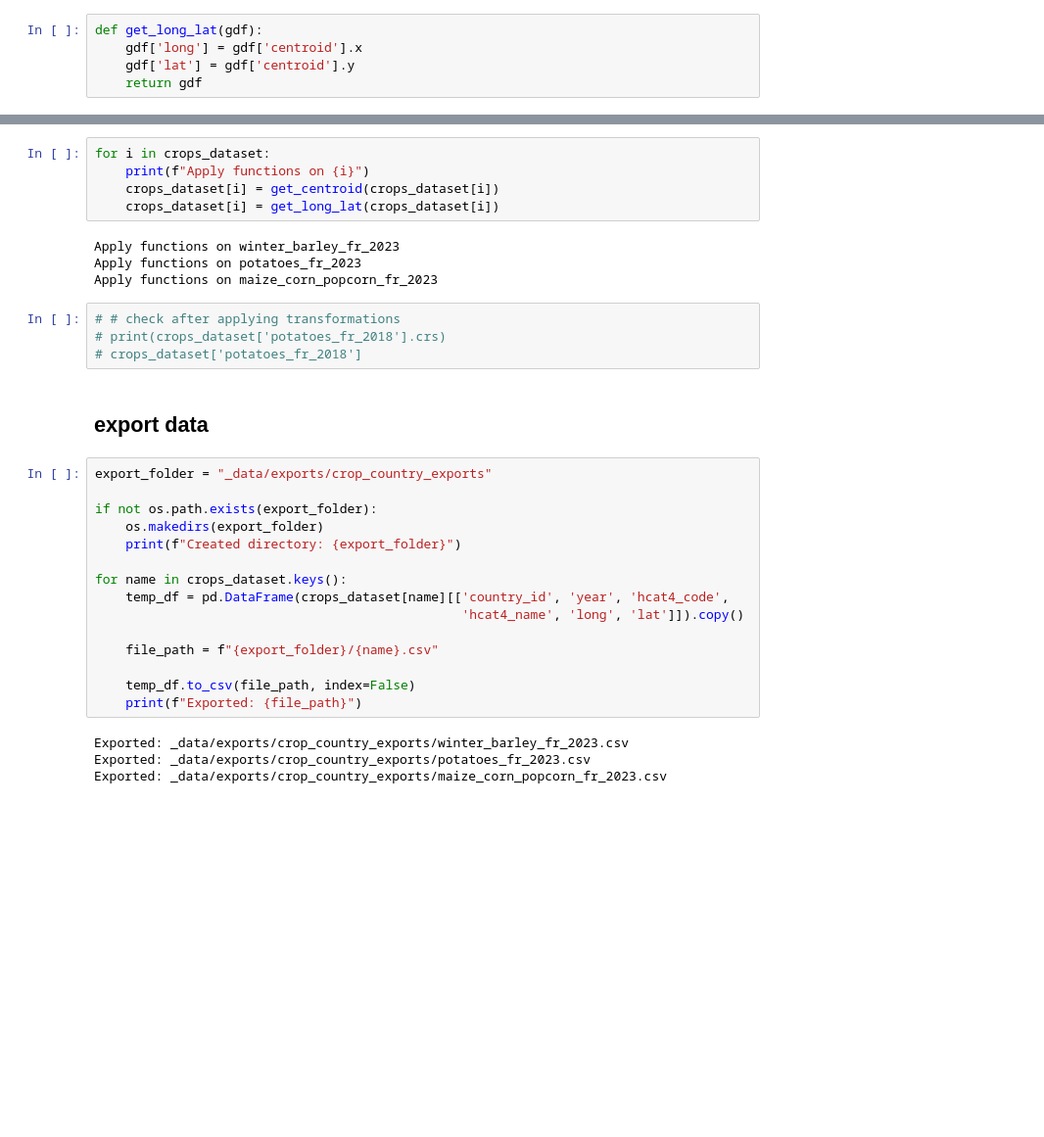
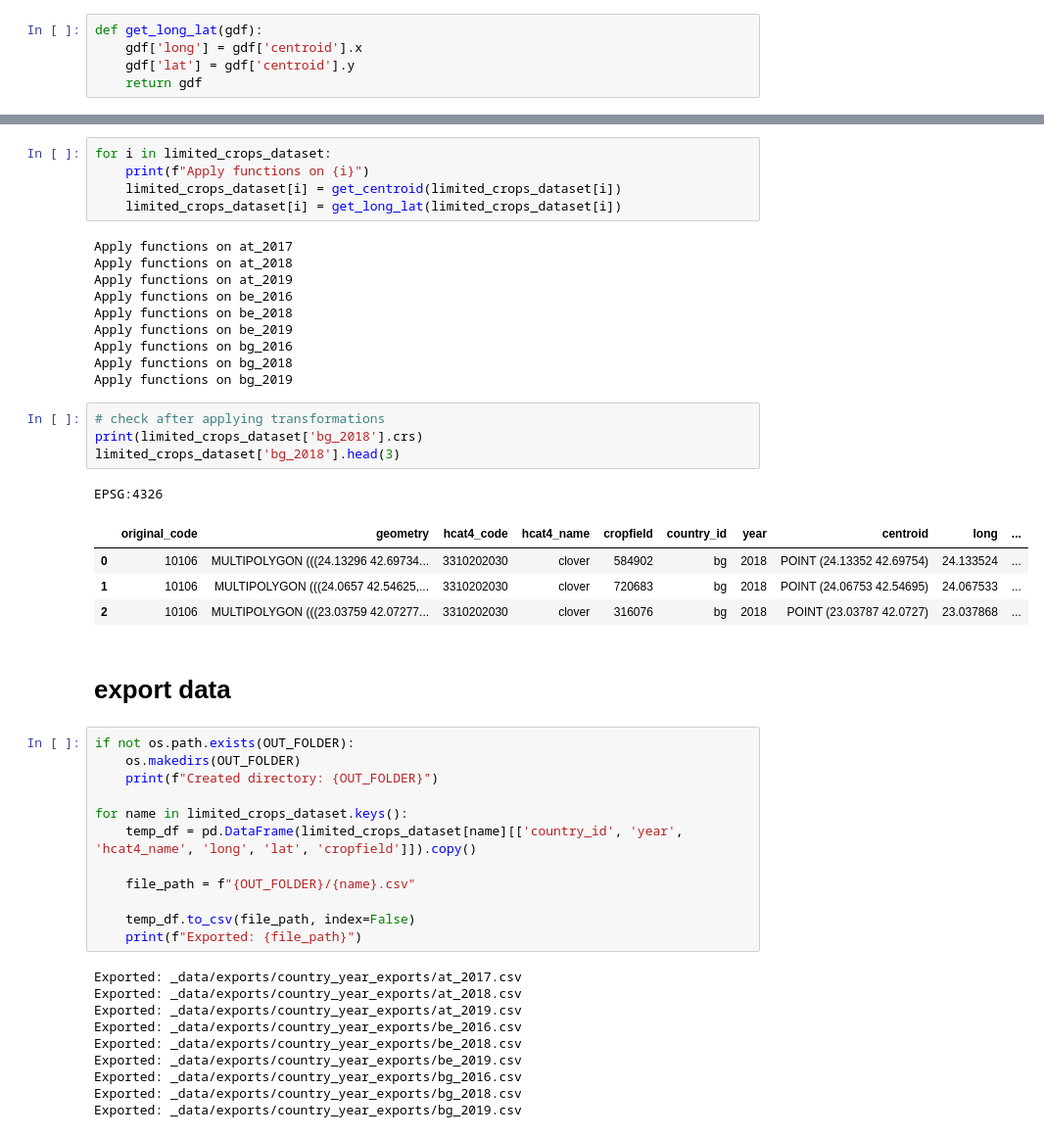
Before and after one commit to beatrizbsperes/SpatialTemporal_generalization_of_SITS_FM, a Jupyter notebook: 1_dataset_explorer.ipynb, the cells around one changed output, grey strips where cells are left out. Shown at 98% size. Cells and saved outputs as stored; diff of their text form; blank space fills up the shorter version.

```diff
--- a/1_dataset_explorer.ipynb
+++ b/1_dataset_explorer.ipynb
@@ -319,34 +460,49 @@ def get_long_lat(gdf):
 # %%
-for i in crops_dataset:
+for i in limited_crops_dataset:
     print(f"Apply functions on {i}")
-    crops_dataset[i] = get_centroid(crops_dataset[i])
-    crops_dataset[i] = get_long_lat(crops_dataset[i])
+    limited_crops_dataset[i] = get_centroid(limited_crops_dataset[i])
+    limited_crops_dataset[i] = get_long_lat(limited_crops_dataset[i])
 # %% [output]
-Apply functions on winter_barley_fr_2023
-Apply functions on potatoes_fr_2023
-Apply functions on maize_corn_popcorn_fr_2023
+Apply functions on at_2017
+Apply functions on at_2018
+Apply functions on at_2019
+Apply functions on be_2016
+Apply functions on be_2018
+Apply functions on be_2019
+Apply functions on bg_2016
+Apply functions on bg_2018
+Apply functions on bg_2019
 # %%
-# # check after applying transformations
-# print(crops_dataset['potatoes_fr_2018'].crs)
-# crops_dataset['potatoes_fr_2018']
+# check after applying transformations
+print(limited_crops_dataset['bg_2018'].crs)
+limited_crops_dataset['bg_2018'].head(3)
+# %% [output]
+EPSG:4326
+|  | original_code | geometry | hcat4_code | hcat4_name | cropfield | country_id | year | centroid | long | ... |
+| 0 | 10106 | MULTIPOLYGON (((24.13296 42.69734... | 3310202030 | clover | 584902 | bg | 2018 | POINT (24.13352 42.69754) | 24.133524 | ... |
+| 1 | 10106 | MULTIPOLYGON (((24.0657 42.54625,... | 3310202030 | clover | 720683 | bg | 2018 | POINT (24.06753 42.54695) | 24.067533 | ... |
+| 2 | 10106 | MULTIPOLYGON (((23.03759 42.07277... | 3310202030 | clover | 316076 | bg | 2018 | POINT (23.03787 42.0727) | 23.037868 | ... |
 # %% [markdown]
-## export data
+# export data
 # %%
-export_folder = "_data/exports/crop_country_exports"
+if not os.path.exists(OUT_FOLDER):
+    os.makedirs(OUT_FOLDER)
+    print(f"Created directory: {OUT_FOLDER}")
 
-if not os.path.exists(export_folder):
-    os.makedirs(export_folder)
-    print(f"Created directory: {export_folder}")
+for name in limited_crops_dataset.keys():
+    temp_df = pd.DataFrame(limited_crops_dataset[name][['country_id', 'year', 'hcat4_name', 'long', 'lat', 'cropfield']]).copy()
 
-for name in crops_dataset.keys():
-    temp_df = pd.DataFrame(crops_dataset[name][['country_id', 'year', 'hcat4_code',
-                                                'hcat4_name', 'long', 'lat']]).copy()
-
-    file_path = f"{export_folder}/{name}.csv"
+    file_path = f"{OUT_FOLDER}/{name}.csv"
 
     temp_df.to_csv(file_path, index=False)
     print(f"Exported: {file_path}")
 # %% [output]
-Exported: _data/exports/crop_country_exports/winter_barley_fr_2023.csv
-Exported: _data/exports/crop_country_exports/potatoes_fr_2023.csv
-Exported: _data/exports/crop_country_exports/maize_corn_popcorn_fr_2023.csv
+Exported: _data/exports/country_year_exports/at_2017.csv
+Exported: _data/exports/country_year_exports/at_2018.csv
+Exported: _data/exports/country_year_exports/at_2019.csv
+Exported: _data/exports/country_year_exports/be_2016.csv
+Exported: _data/exports/country_year_exports/be_2018.csv
+Exported: _data/exports/country_year_exports/be_2019.csv
+Exported: _data/exports/country_year_exports/bg_2016.csv
+Exported: _data/exports/country_year_exports/bg_2018.csv
+Exported: _data/exports/country_year_exports/bg_2019.csv
```
Also changed, not shown: parts of 37 cells of this notebook, 26 other files.
